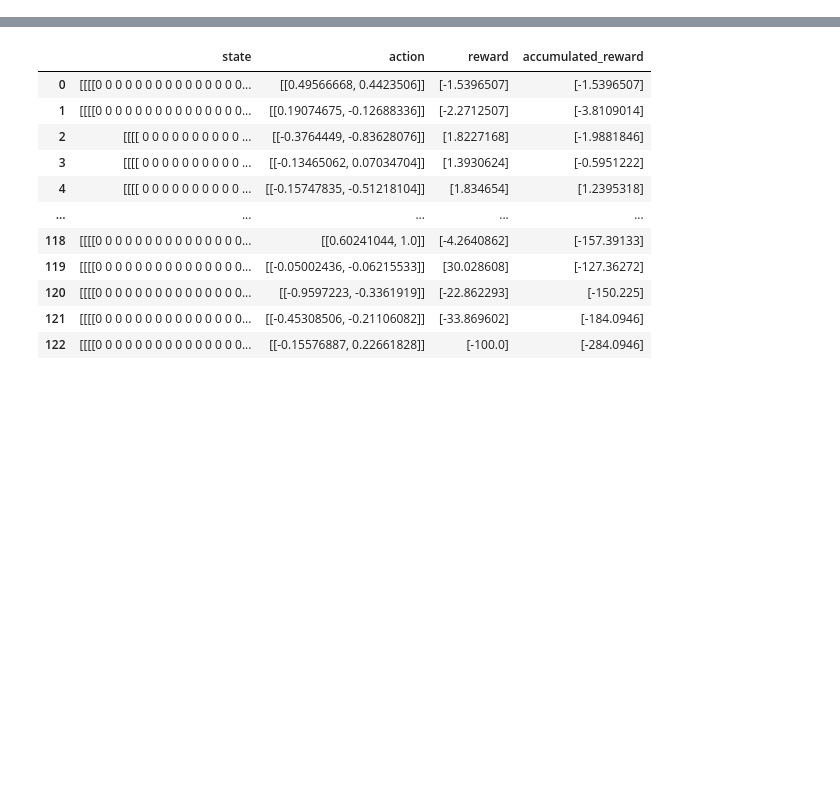
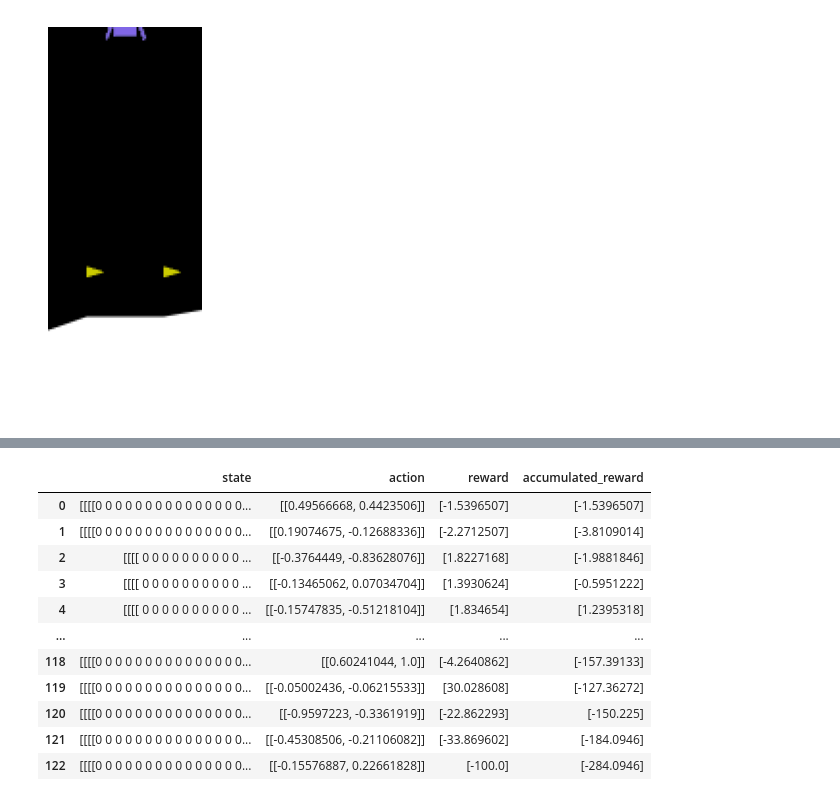
Before and after one commit to thd-research/stable-baselines-playground, a Jupyter notebook: analysis/ppo_vislularlander_default/analyze_model.ipynb, the cells around one changed output, grey strips where cells are left out. Drawn from its saved outputs; the diff is of its cells as text; code cells hidden in the pictures; blank space fills up the shorter version.

```diff
--- a/analysis/ppo_vislularlander_default/analyze_model.ipynb
+++ b/analysis/ppo_vislularlander_default/analyze_model.ipynb
@@ -54,3 +60,20 @@ np.squeeze(obs).shape
+# %%
+import matplotlib.pyplot as plt
+
+def plot_obs(obs, title=""):
+    fig, ax = plt.subplots(1, 1, figsize=(10, 5))
+
+    tmp_obs = np.squeeze(obs)
+
+    ax.set_title(title)
+
+    tmp_img = tmp_obs.transpose(1, 2, 0).astype(int)
+    ax.imshow(tmp_img)
+    ax.axis("off")
+
+plot_obs(obs)
+# %% [output]
+[figure, added]
 # %%
 import matplotlib.pyplot as plt
 
```
Also changed, not shown: parts of 6 cells of this notebook, 1 other file.
